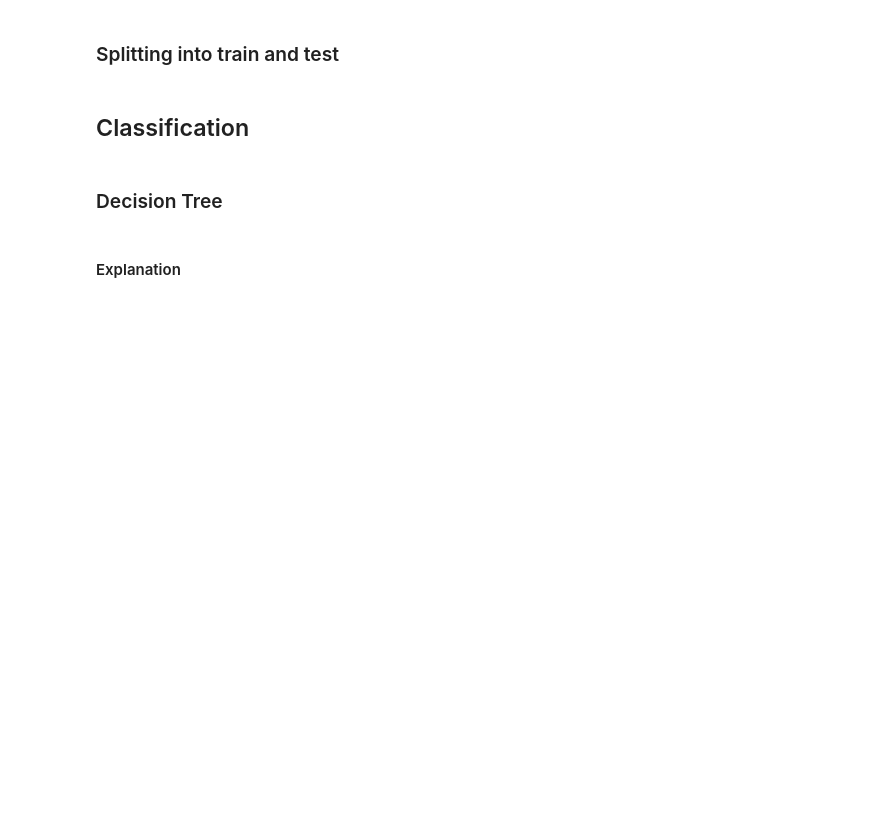
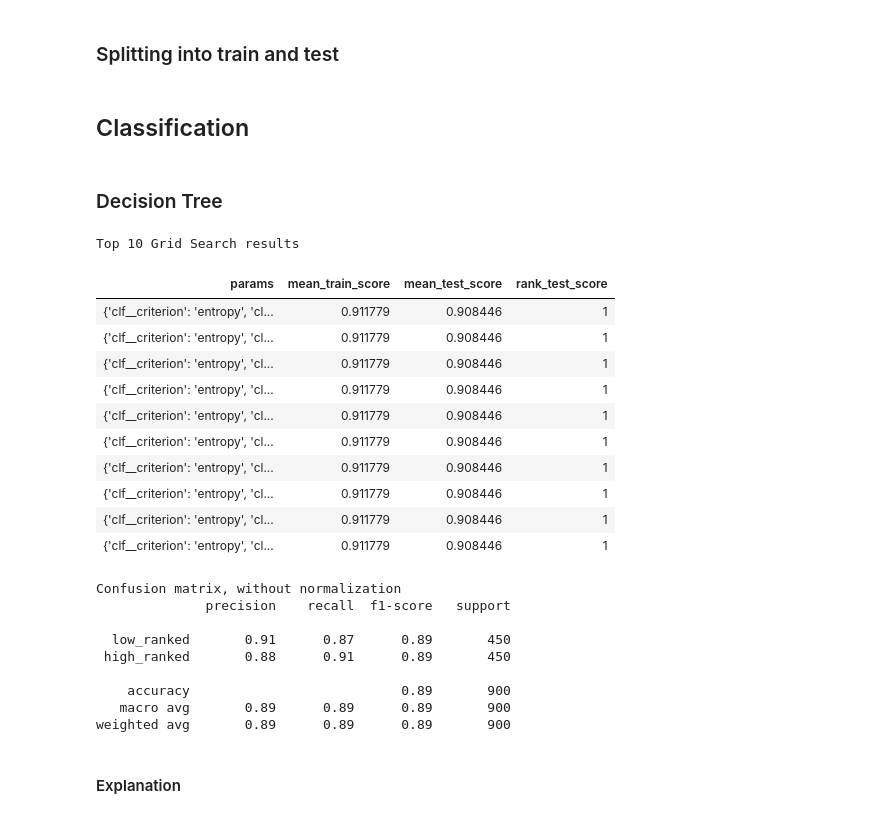
Before and after one commit to reuseman/tennis-match-analysis, a Jupyter notebook: 4_classification.ipynb, the cells around one changed output. Drawn from its saved outputs; the diff is of its cells as text; code cells hidden in the pictures; blank space fills up the shorter version.

Commit message:
Changed GridSearchCV parameters
.

```diff
--- a/4_classification.ipynb
+++ b/4_classification.ipynb
@@ -225,8 +261,30 @@ x_train, x_test, y_train, y_test = train_test_split(X, Y, stratify=Y, test_size=
 # %% [markdown]
 ### Decision Tree
 # %%
-parameters = {'max_depth': [2,3,4,5,6,7,8,9,10], 'criterion': ['gini', 'entropy'], 'splitter': ['best', 'random']}
+parameters = {'max_depth': [2,3,4,5,6,7,8,9,10], 'criterion': ['gini', 'entropy'], 'splitter': ['best', 'random'], 'min_samples_split': [3, 5, 7, 9, 12], 'min_samples_leaf': [3, 5, 7, 9, 12]}
 best_model = fit_and_report("Decision Tree", DecisionTreeClassifier(), parameters, X, Y, x_train, y_train, x_test, y_test, 'max_depth', normalization=False)
+# %% [output]
+Top 10 Grid Search results
+| params | mean_train_score | mean_test_score | rank_test_score |
+| {'clf__criterion': 'entropy', 'cl... | 0.911779 | 0.908446 | 1 |
+| {'clf__criterion': 'entropy', 'cl... | 0.911779 | 0.908446 | 1 |
+| {'clf__criterion': 'entropy', 'cl... | 0.911779 | 0.908446 | 1 |
+| {'clf__criterion': 'entropy', 'cl... | 0.911779 | 0.908446 | 1 |
+| {'clf__criterion': 'entropy', 'cl... | 0.911779 | 0.908446 | 1 |
+| {'clf__criterion': 'entropy', 'cl... | 0.911779 | 0.908446 | 1 |
+| {'clf__criterion': 'entropy', 'cl... | 0.911779 | 0.908446 | 1 |
+| {'clf__criterion': 'entropy', 'cl... | 0.911779 | 0.908446 | 1 |
+| {'clf__criterion': 'entropy', 'cl... | 0.911779 | 0.908446 | 1 |
+| {'clf__criterion': 'entropy', 'cl... | 0.911779 | 0.908446 | 1 |
+Confusion matrix, without normalization
+              precision    recall  f1-score   support
+
+  low_ranked       0.91      0.87      0.89       450
+ high_ranked       0.88      0.91      0.89       450
+
+    accuracy                           0.89       900
+   macro avg       0.89      0.89      0.89       900
+weighted avg       0.89      0.89      0.89       900
 # %% [markdown]
 #### Explanation
 # %%
```
Also changed, not shown: parts of 7 cells of this notebook.
